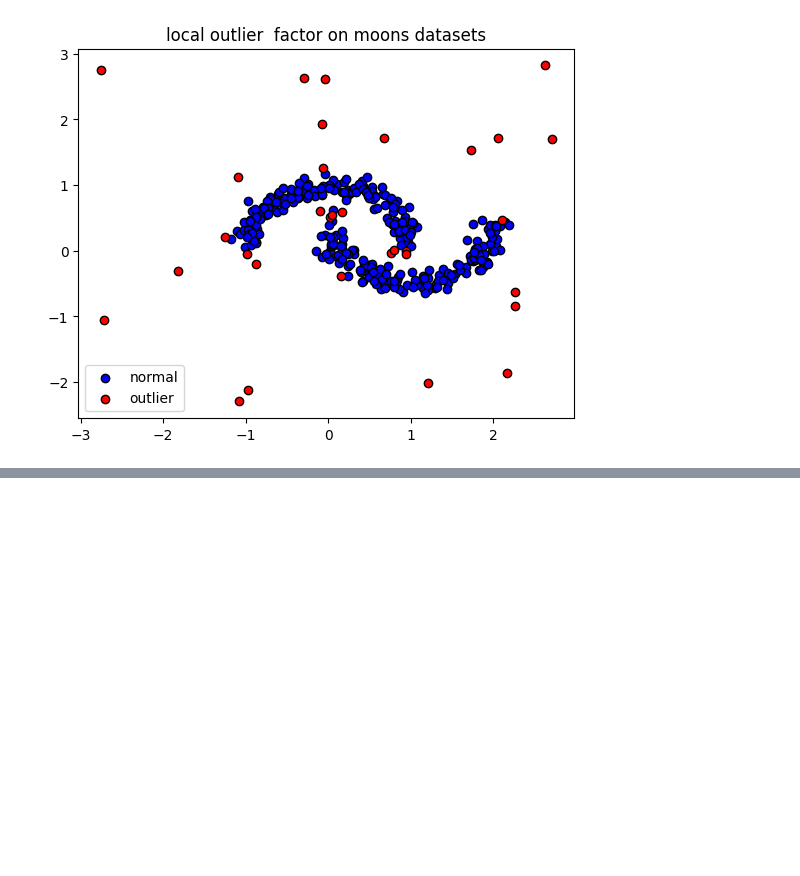
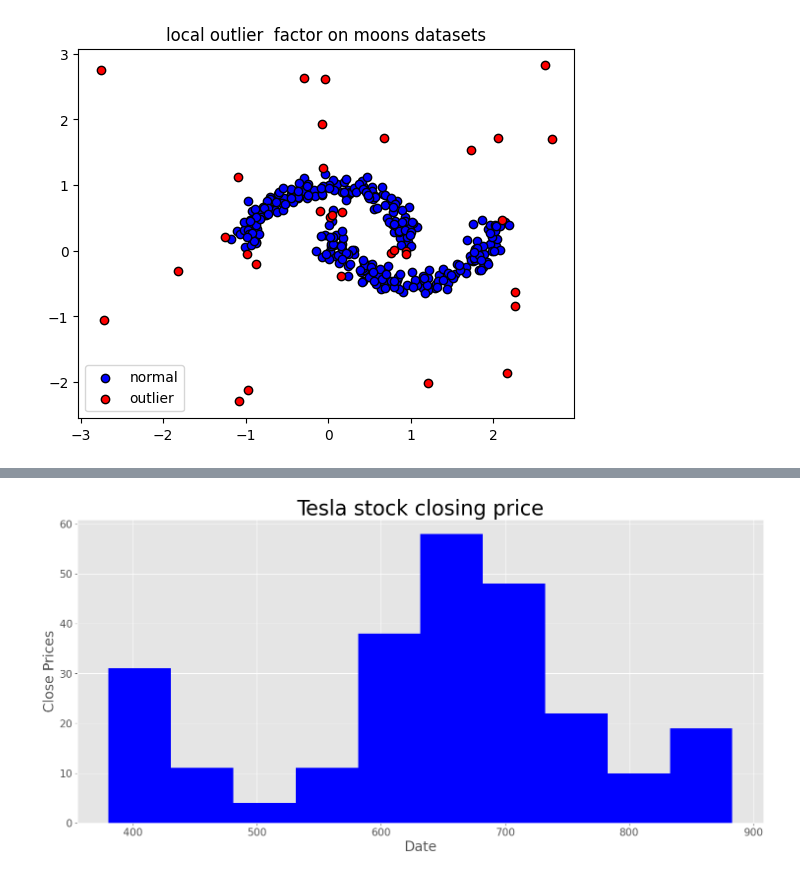
Before and after one commit to kalki81000/File-Handling, a Jupyter notebook: Untitled62.ipynb, the cells around one changed output, grey strips where cells are left out. Drawn from its saved outputs; the diff is of its cells as text; code cells hidden in the pictures; blank space fills up the shorter version.

```diff
--- a/Untitled62.ipynb
+++ b/Untitled62.ipynb
@@ -147,0 +332,14 @@ plt.show()
+# %%
+#histogram chart
+plt.style.use("ggplot")
+plt.figure(figsize = (18,8))
+plt.grid(True)
+plt.xlabel("Date" , fontsize = 20)
+plt.xticks(fontsize = 15)
+plt.ylabel("Close Prices" , fontsize = 20)
+plt.yticks(fontsize = 15)
+plt.hist(stock_data["Close"] , linewidth = 3 , color = "blue")
+plt.title("Tesla stock closing price",fontsize = 30)
+plt.show()
+# %% [output]
+[figure, added]
```
Also changed, not shown: parts of 51 cells of this notebook.
